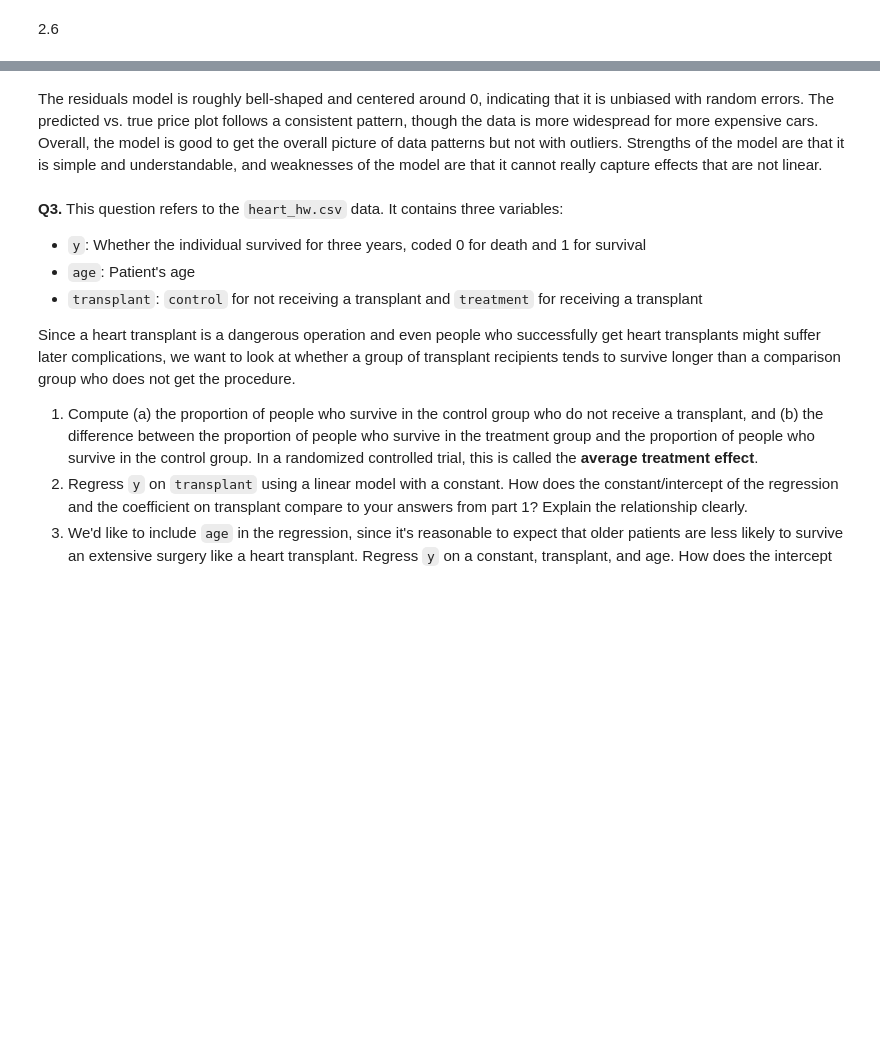
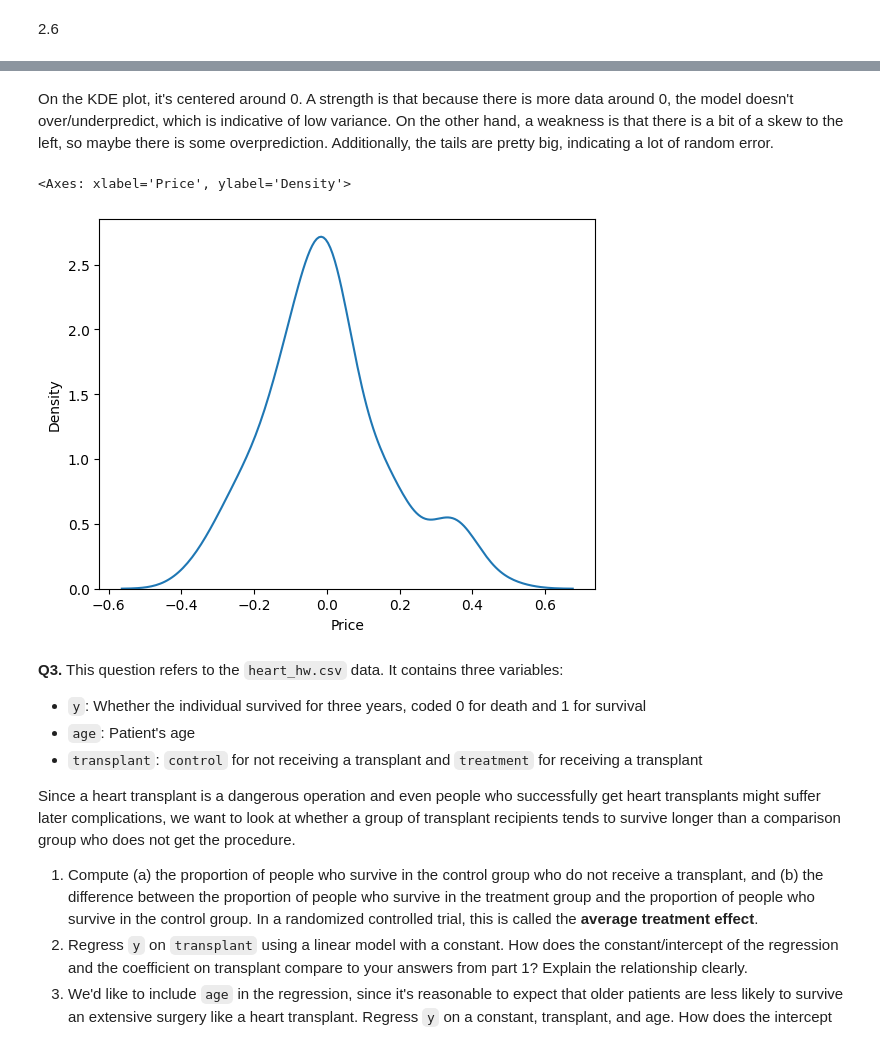
Before and after one commit to mchen899923/linear_models_assignment, a Jupyter notebook: assignment.ipynb, the cells around one changed output, grey strips where cells are left out. Drawn from its saved outputs; the diff is of its cells as text; code cells hidden in the pictures; blank space fills up the shorter version.

```diff
--- a/assignment.ipynb
+++ b/assignment.ipynb
@@ -415,5 +352,11 @@ plt.show()
-# %% [markdown]
-The residuals model is roughly bell-shaped and centered around 0, indicating that it is unbiased with random errors. The predicted vs. true price plot follows a consistent pattern, though the data is more widespread for more expensive cars. Overall, the model is good to get the overall picture of data patterns but not with outliers. Strengths of the model are that it is simple and understandable, and weaknesses of the model are that it cannot really capture effects that are not linear.
+# %% [markdown]
+On the KDE plot, it's centered around 0. A strength is that because there is more data around 0, the model doesn't over/underpredict, which is indicative of low variance. On the other hand, a weakness is that there is a bit of a skew to the left, so maybe there is some overprediction. Additionally, the tails are pretty big, indicating a lot of random error.
+# %%
+residuals_4 = y_test - y_pred_best
+sns.kdeplot(residuals_4)
+# %% [output]
+<Axes: xlabel='Price', ylabel='Density'>
+[figure, added]
 # %% [markdown]
 **Q3.** This question refers to the `heart_hw.csv` data. It contains three variables:
 
```
Also changed, not shown: parts of 32 cells of this notebook.
